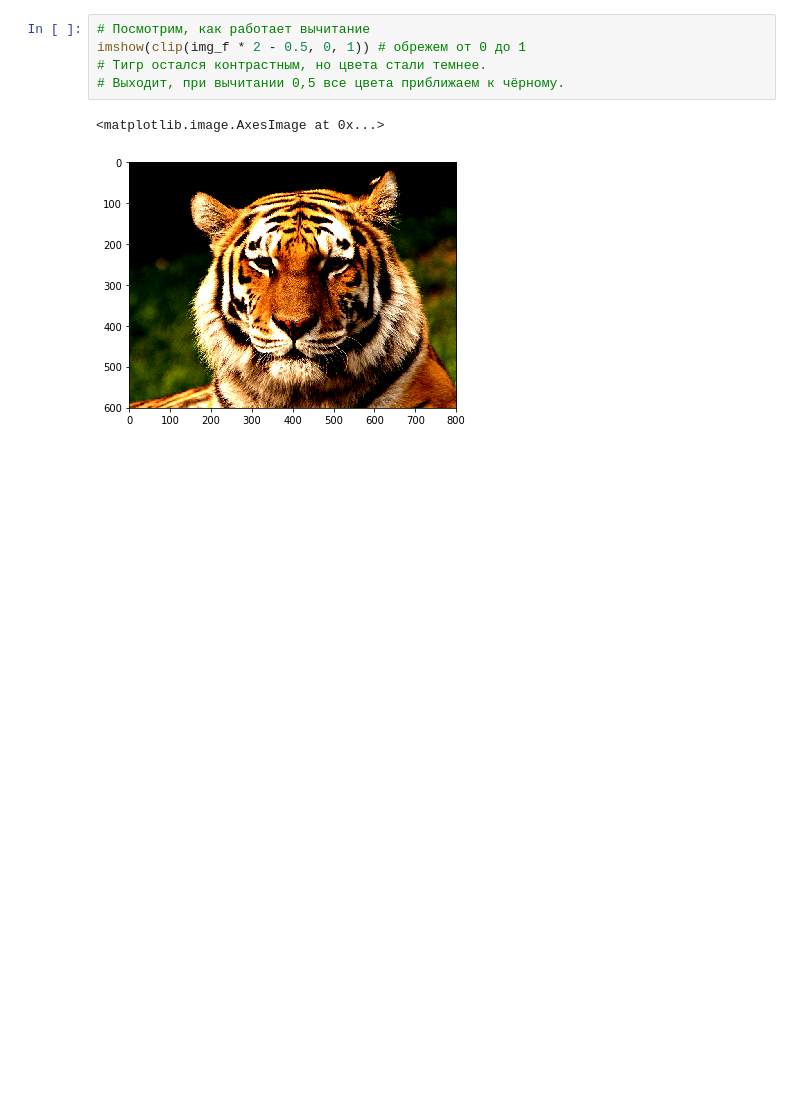
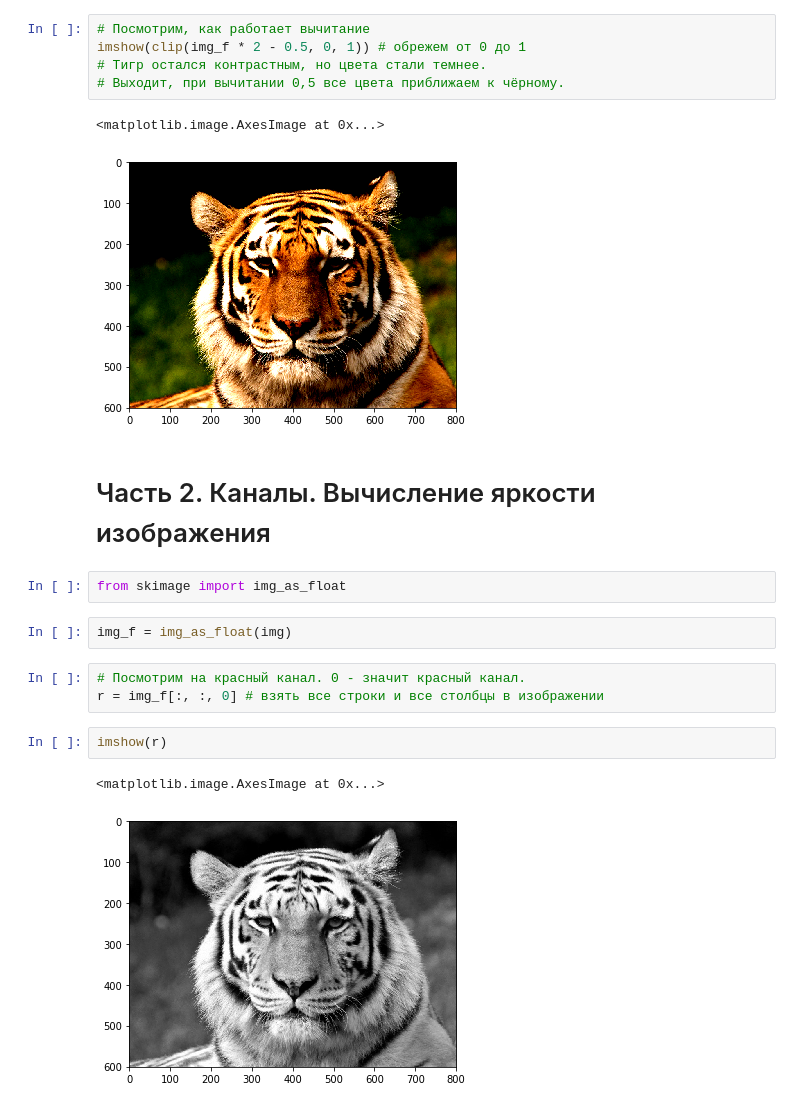
Before and after one commit to andreqwert/Image_processing, a Jupyter notebook: Arithmetic_operations_with_images.ipynb, the cells around one changed output. Saved outputs shown, nothing was run; the diff lists cells and outputs as text; blank space fills up the shorter version.

```diff
--- a/Arithmetic_operations_with_images.ipynb
+++ b/Arithmetic_operations_with_images.ipynb
@@ -76,3 +78,17 @@ imshow(clip(img_f * 2 - 0.5, 0, 1)) # обрежем от 0 до 1
 # %% [output]
 <matplotlib.image.AxesImage at 0x...>
 [figure]
+# %% [markdown]
+# Часть 2. Каналы. Вычисление яркости изображения
+# %%
+from skimage import img_as_float
+# %%
+img_f = img_as_float(img)
+# %%
+# Посмотрим на красный канал. 0 - значит красный канал.
+r = img_f[:, :, 0] # взять все строки и все столбцы в изображении
+# %%
+imshow(r)
+# %% [output]
+<matplotlib.image.AxesImage at 0x...>
+[figure, added]
```
Also changed, not shown: parts of 14 cells of this notebook.
